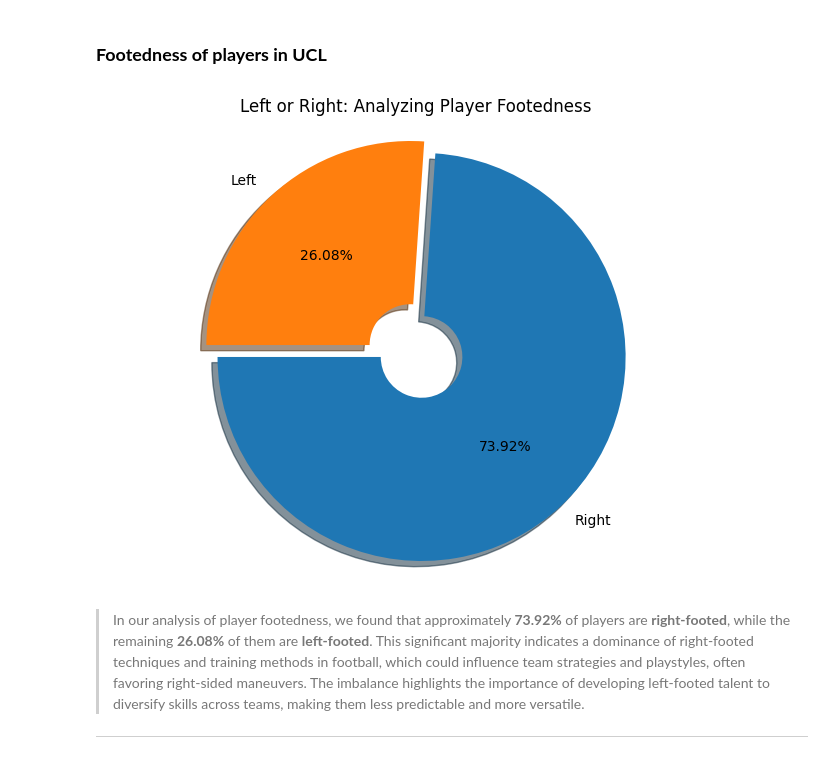
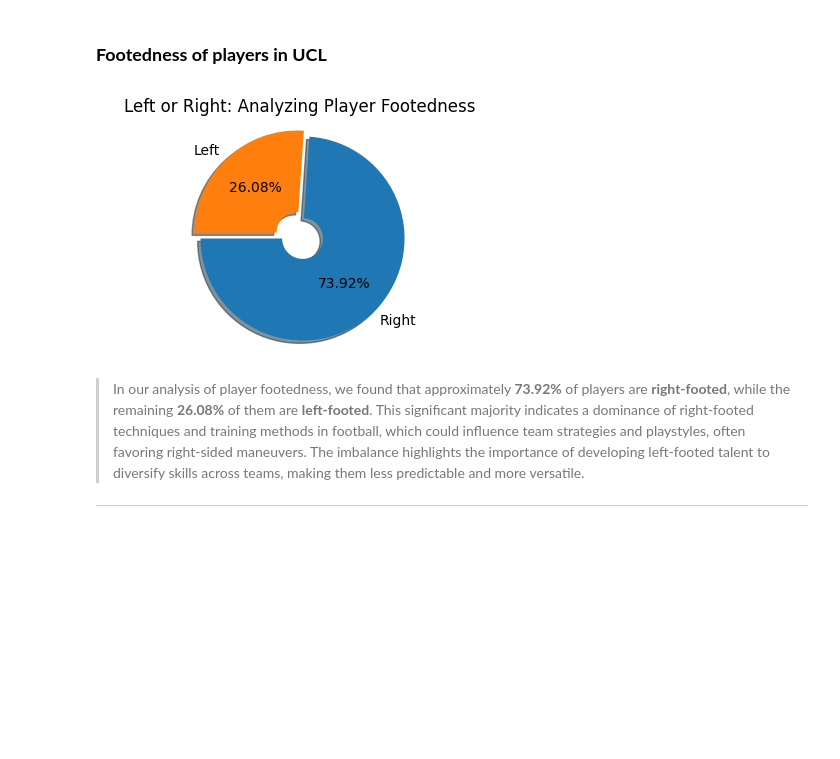
Before and after one commit to ahnafsayem/EDA-projects, a Jupyter notebook: Uefa-Champions-League-(2016-2022)-EDA/UCL_(2016_22)_EDA.ipynb, the cells around one changed output. Drawn from its saved outputs; the diff is of its cells as text; code cells hidden in the pictures; blank space fills up the shorter version.

```diff
--- a/Uefa-Champions-League-(2016-2022)-EDA/UCL_(2016_22)_EDA.ipynb
+++ b/Uefa-Champions-League-(2016-2022)-EDA/UCL_(2016_22)_EDA.ipynb
@@ -307,21 +307,21 @@ memory usage: 173.2+ KB
 # %%
 foot = df_players['foot'].value_counts()
 
 #changing the index
 foot.index = foot.index.map({'R': 'Right', 'L': 'Left'}.get)
 
 #plotting Pie chart
 
-plt.figure(figsize=(8, 6))
+plt.figure(figsize=(5, 3))
 plt.pie(foot, labels=foot.index, autopct="%1.2f%%",
         explode=(0.08,0),shadow=True, startangle=180,wedgeprops=dict(width=0.8))
 
 plt.title("Left or Right: Analyzing Player Footedness")
 plt.axis('equal') # Ensures equal aspect ratio
 
 plt.show()
 # %% [output]
-[figure, old version]
+[figure, new version]
 # %% [markdown]
 
 
```
Also changed, not shown: parts of 4 cells of this notebook.
